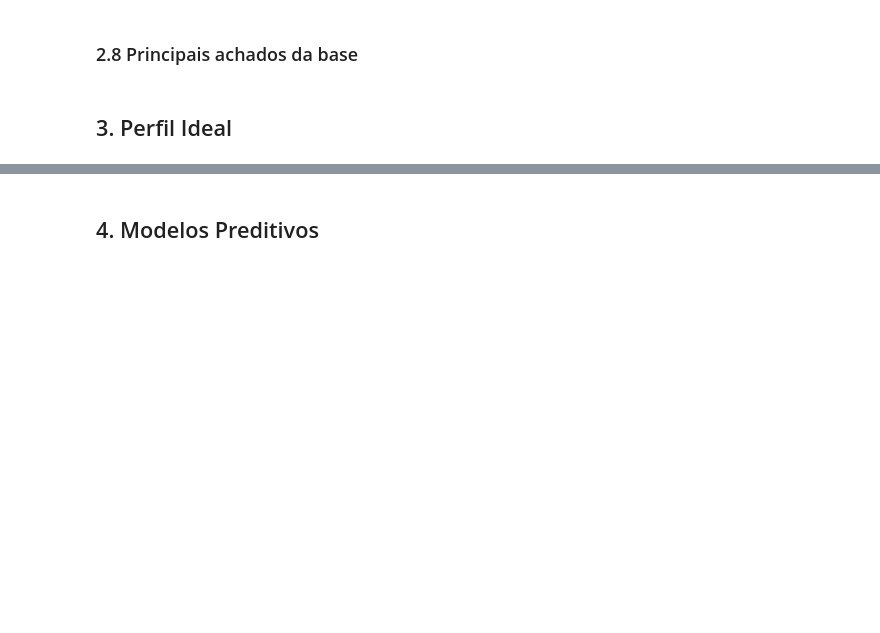
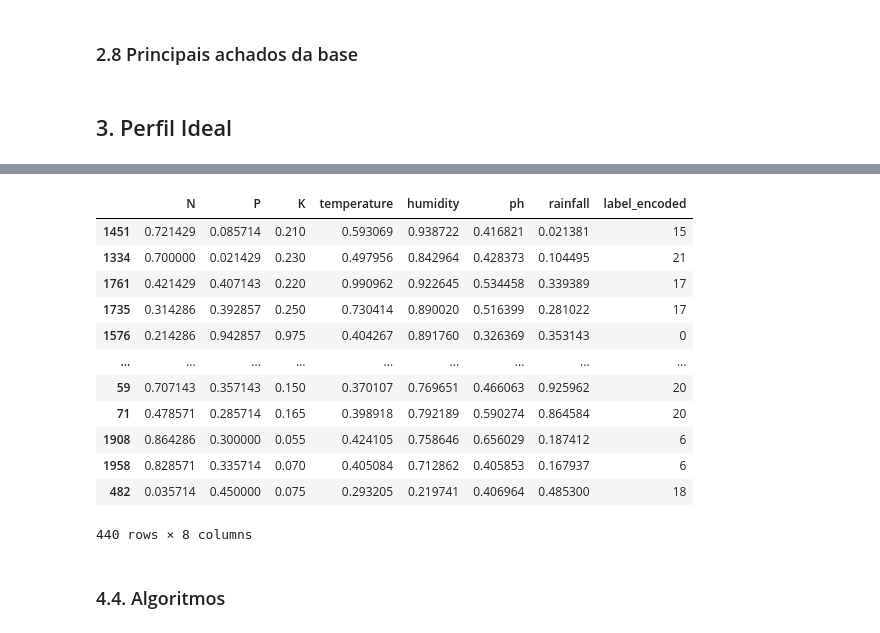
Before and after one commit to luisfuturist/activity-fiap-ai-p3a4, a Jupyter notebook: LuisFillipeEmidio_RM559976_fase3_cap14.ipynb, the cells around one changed output, grey strips where cells are left out. Saved outputs shown, nothing was run; the diff lists cells and outputs as text; code cells hidden in the pictures; blank space fills up the shorter version.

```diff
--- a/LuisFillipeEmidio_RM559976_fase3_cap14.ipynb
+++ b/LuisFillipeEmidio_RM559976_fase3_cap14.ipynb
@@ -606,2 +773,18 @@ ValueError: The truth value of an array with more than one element is ambiguous.
+# %%
+df_test_scaled
+# %% [output]
+|  | N | P | K | temperature | humidity | ph | rainfall | label_encoded |
+| 1451 | 0.721429 | 0.085714 | 0.210 | 0.593069 | 0.938722 | 0.416821 | 0.021381 | 15 |
+| 1334 | 0.700000 | 0.021429 | 0.230 | 0.497956 | 0.842964 | 0.428373 | 0.104495 | 21 |
+| 1761 | 0.421429 | 0.407143 | 0.220 | 0.990962 | 0.922645 | 0.534458 | 0.339389 | 17 |
+| 1735 | 0.314286 | 0.392857 | 0.250 | 0.730414 | 0.890020 | 0.516399 | 0.281022 | 17 |
+| 1576 | 0.214286 | 0.942857 | 0.975 | 0.404267 | 0.891760 | 0.326369 | 0.353143 | 0 |
+| ... | ... | ... | ... | ... | ... | ... | ... | ... |
+| 59 | 0.707143 | 0.357143 | 0.150 | 0.370107 | 0.769651 | 0.466063 | 0.925962 | 20 |
+| 71 | 0.478571 | 0.285714 | 0.165 | 0.398918 | 0.792189 | 0.590274 | 0.864584 | 20 |
+| 1908 | 0.864286 | 0.300000 | 0.055 | 0.424105 | 0.758646 | 0.656029 | 0.187412 | 6 |
+| 1958 | 0.828571 | 0.335714 | 0.070 | 0.405084 | 0.712862 | 0.405853 | 0.167937 | 6 |
+| 482 | 0.035714 | 0.450000 | 0.075 | 0.293205 | 0.219741 | 0.406964 | 0.485300 | 18 |
+440 rows × 8 columns
 # %% [markdown]
-## 4. Modelos Preditivos
+### 4.4. Algoritmos
```
Also changed, not shown: parts of 35 cells of this notebook, 1 other file.
